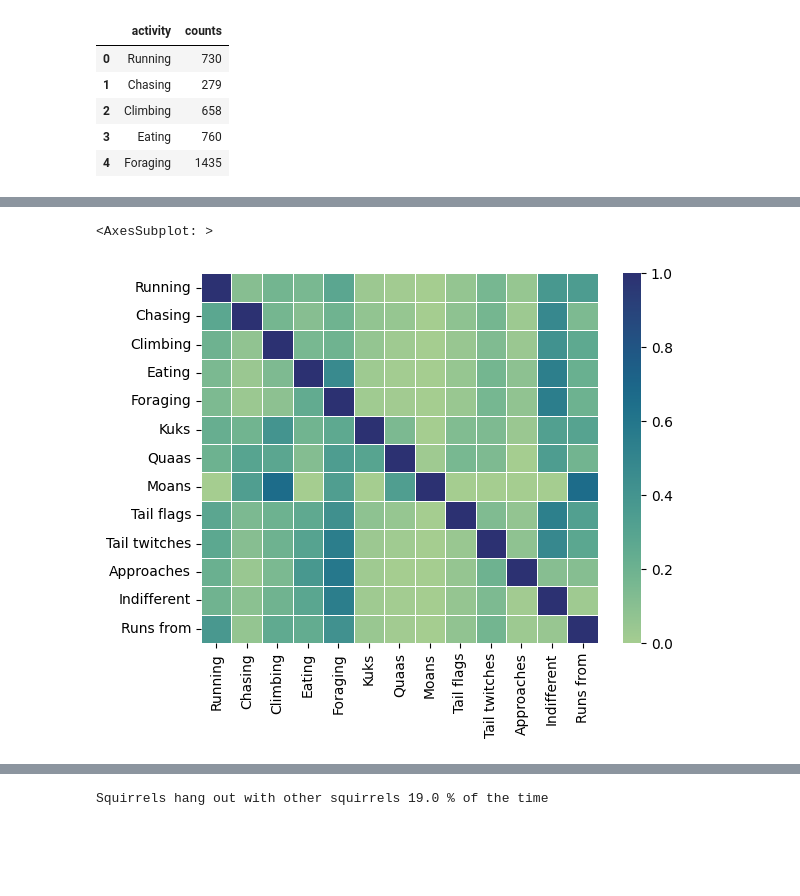
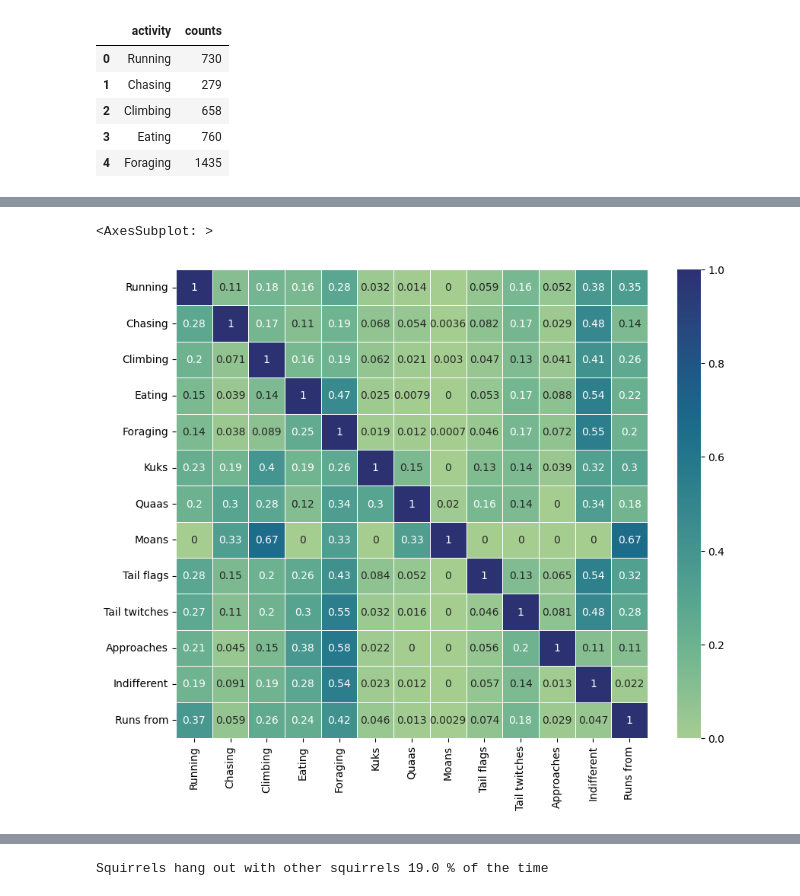
Before and after one commit to archiparekh/nyc-squirrels-hacker-hour, a Jupyter notebook: final.ipynb, the cells around one changed output, grey strips where cells are left out. Saved outputs shown, nothing was run; the diff lists cells and outputs as text; code cells hidden in the pictures; blank space fills up the shorter version.

```diff
--- a/final.ipynb
+++ b/final.ipynb
@@ -296,7 +265,8 @@ overlapdf
 # %%
-sns.heatmap(overlapdf, linewidth=.5, cmap="crest")
+plt.figure(figsize=(10,8))
+sns.heatmap(overlapdf, annot=True, linewidth=.5, cmap="crest")
 # sns.heatmap(overlapdf, annot=True,linewidth=.5, cmap="crest")
 # %% [output]
 <AxesSubplot: >
-[figure, old version]
+[figure, new version]
 # %%
```
Also changed, not shown: parts of 20 cells of this notebook, 2 other files.
